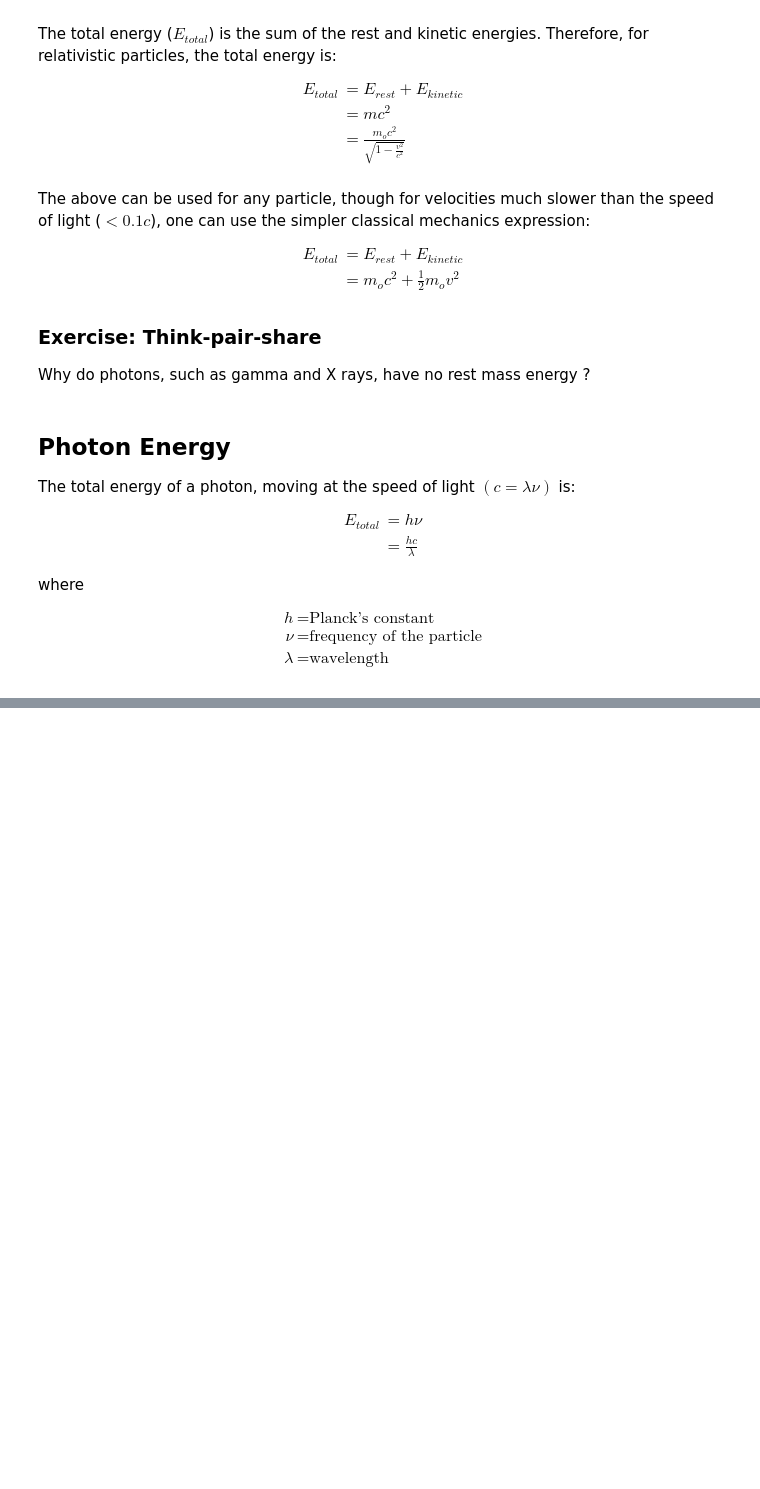
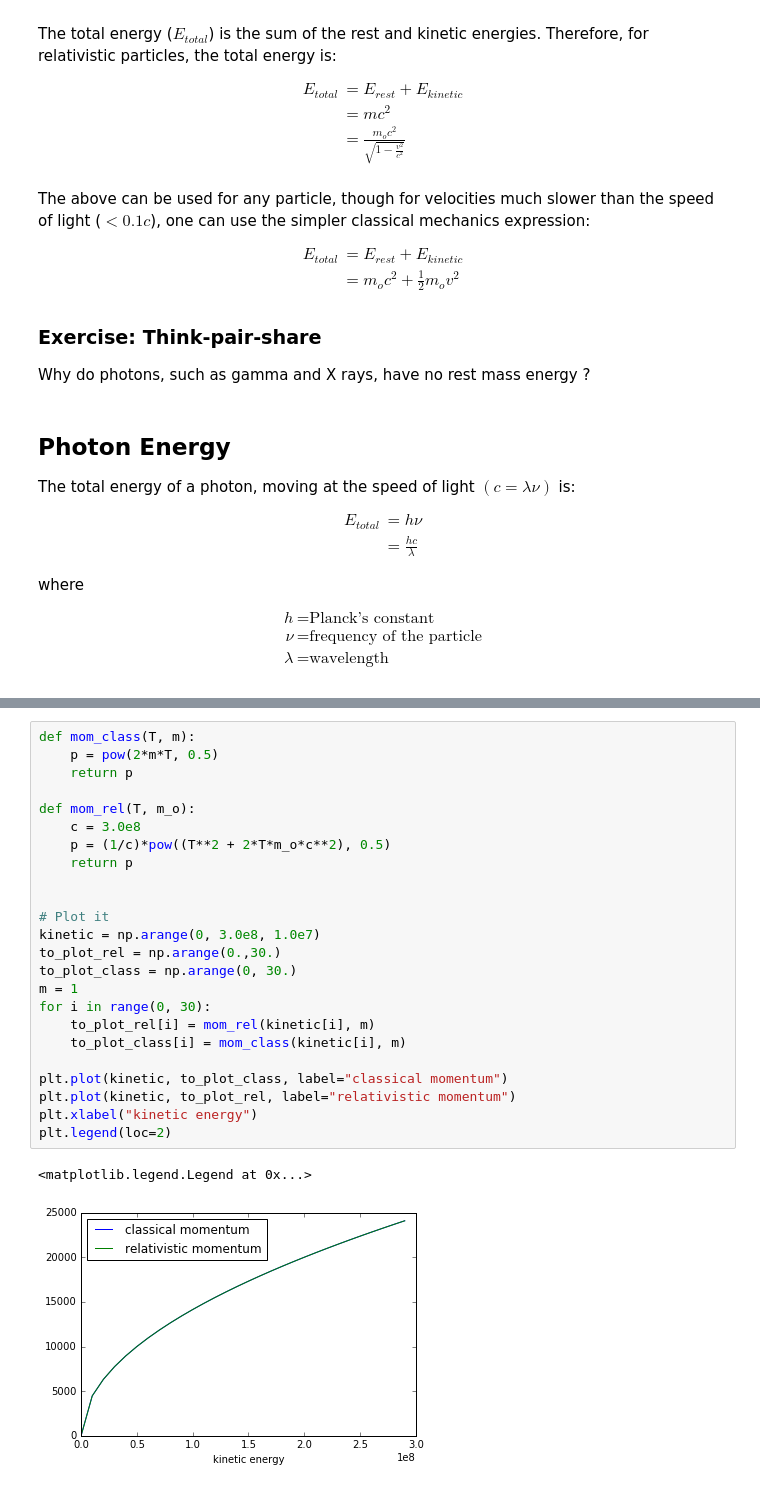
Before and after one commit to katyhuff/npre247, a Jupyter notebook: modern_physics/00-modern-physics.ipynb, the cells around one changed output, grey strips where cells are left out. Drawn from its saved outputs; the diff is of its cells as text; blank space fills up the shorter version.

```diff
--- a/modern_physics/00-modern-physics.ipynb
+++ b/modern_physics/00-modern-physics.ipynb
@@ -342,0 +364,27 @@ h &=\mbox{Planck's constant}\\
+# %%
+def mom_class(T, m):
+    p = pow(2*m*T, 0.5)
+    return p
+
+def mom_rel(T, m_o):
+    c = 3.0e8
+    p = (1/c)*pow((T**2 + 2*T*m_o*c**2), 0.5)
+    return p
+
+
+# Plot it
+kinetic = np.arange(0, 3.0e8, 1.0e7)
+to_plot_rel = np.arange(0.,30.)
+to_plot_class = np.arange(0, 30.)
+m = 1
+for i in range(0, 30):
+    to_plot_rel[i] = mom_rel(kinetic[i], m)
+    to_plot_class[i] = mom_class(kinetic[i], m)
+
+plt.plot(kinetic, to_plot_class, label="classical momentum")
+plt.plot(kinetic, to_plot_rel, label="relativistic momentum")
+plt.xlabel("kinetic energy")
+plt.legend(loc=2)
+# %% [output]
+<matplotlib.legend.Legend at 0x...>
+[figure, added]
```
Also changed, not shown: parts of 10 cells of this notebook.
